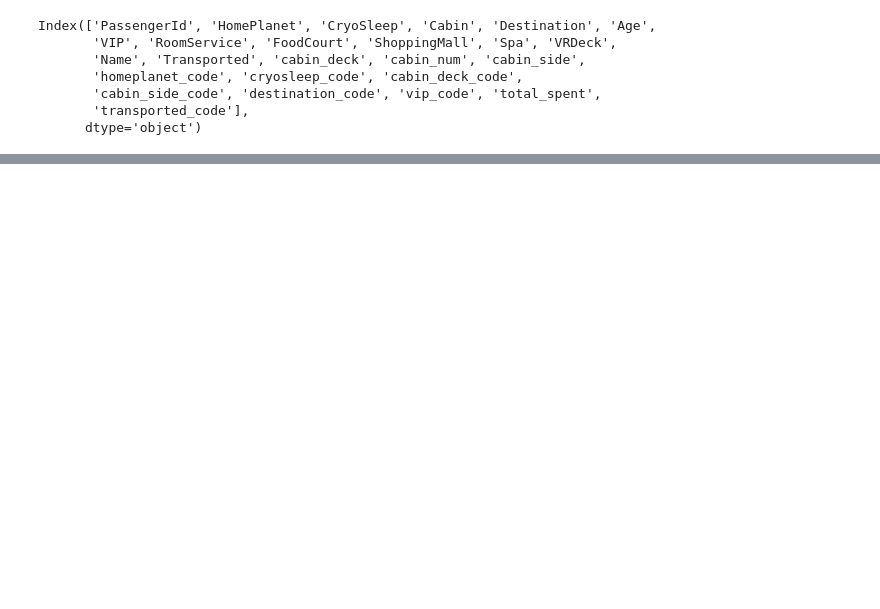
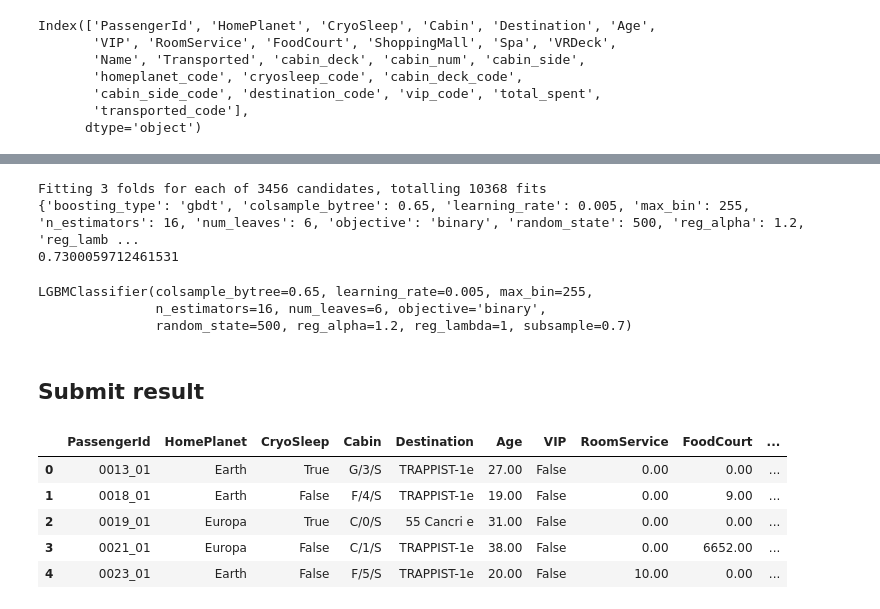
Before and after one commit to banerjeesoumya15/kaggle-works, a Jupyter notebook: spaceship-titanic.ipynb, the cells around one changed output, grey strips where cells are left out. Saved outputs shown, nothing was run; the diff lists cells and outputs as text; code cells hidden in the pictures; blank space fills up the shorter version.

```diff
--- a/spaceship-titanic.ipynb
+++ b/spaceship-titanic.ipynb
@@ -651,0 +756,27 @@ Input contains NaN, infinity or a value too large for dtype('float64').
+# %%
+# Grid search
+gridParams = {
+    'learning_rate': [0.005, 0.01],
+    'n_estimators': [8,16,24],
+    'num_leaves': [6,8,12,16], # large num_leaves helps improve accuracy but might lead to over-fitting
+    'boosting_type' : ['gbdt', 'dart'], # for better accuracy -> try dart
+    'objective' : ['binary'],
+    'max_bin':[255, 510], # large max_bin helps improve accuracy but might slow down training progress
+    'random_state' : [500],
+    'colsample_bytree' : [0.64, 0.65, 0.66],
+    'subsample' : [0.7,0.75],
+    'reg_alpha' : [1,1.2],
+    'reg_lambda' : [1,1.2,1.4],
+    }
+
+grid = GridSearchCV(clf, gridParams, verbose=1, cv=3, n_jobs=-1)
+# Run the grid
+grid.fit(X_train, y_train)
+
+# Print the best parameters found
+print(grid.best_params_)
+print(grid.best_score_)
+# %% [output]
+Fitting 3 folds for each of 3456 candidates, totalling 10368 fits
+{'boosting_type': 'gbdt', 'colsample_bytree': 0.65, 'learning_rate': 0.005, 'max_bin': 255, 'n_estimators': 16, 'num_leaves': 6, 'objective': 'binary', 'random_state': 500, 'reg_alpha': 1.2, 'reg_lamb ...
+0.7300059712461531
@@ -651,0 +785,32 @@ Input contains NaN, infinity or a value too large for dtype('float64').
+# %%
+# fit the model on whole data with best params
+clf = lgb.LGBMClassifier(
+    boosting_type=best_params['boosting_type'],
+    colsample_bytree=best_params['colsample_bytree'],
+    learning_rate=best_params['learning_rate'],
+    max_bin=best_params['max_bin'],
+    n_estimators=best_params['n_estimators'],
+    num_leaves=best_params['num_leaves'],
+    objective=best_params['objective'],
+    random_state=best_params['random_state'],
+    reg_alpha=best_params['reg_alpha'],
+    reg_lambda=best_params['reg_lambda'],
+    subsample=best_params['subsample']
+)
+clf.fit(X,y)
+# %% [output]
+LGBMClassifier(colsample_bytree=0.65, learning_rate=0.005, max_bin=255,
+               n_estimators=16, num_leaves=6, objective='binary',
+               random_state=500, reg_alpha=1.2, reg_lambda=1, subsample=0.7)
+# %% [markdown]
+## Submit result
+# %%
+test = pd.read_csv('/kaggle/input/spaceship-titanic/test.csv')
+test.head()
+# %% [output]
+|  | PassengerId | HomePlanet | CryoSleep | Cabin | Destination | Age | VIP | RoomService | FoodCourt | ... |
+| 0 | 0013_01 | Earth | True | G/3/S | TRAPPIST-1e | 27.00 | False | 0.00 | 0.00 | ... |
+| 1 | 0018_01 | Earth | False | F/4/S | TRAPPIST-1e | 19.00 | False | 0.00 | 9.00 | ... |
+| 2 | 0019_01 | Europa | True | C/0/S | 55 Cancri e | 31.00 | False | 0.00 | 0.00 | ... |
+| 3 | 0021_01 | Europa | False | C/1/S | TRAPPIST-1e | 38.00 | False | 0.00 | 6652.00 | ... |
+| 4 | 0023_01 | Earth | False | F/5/S | TRAPPIST-1e | 20.00 | False | 10.00 | 0.00 | ... |
```
Also changed, not shown: parts of 45 cells of this notebook.
